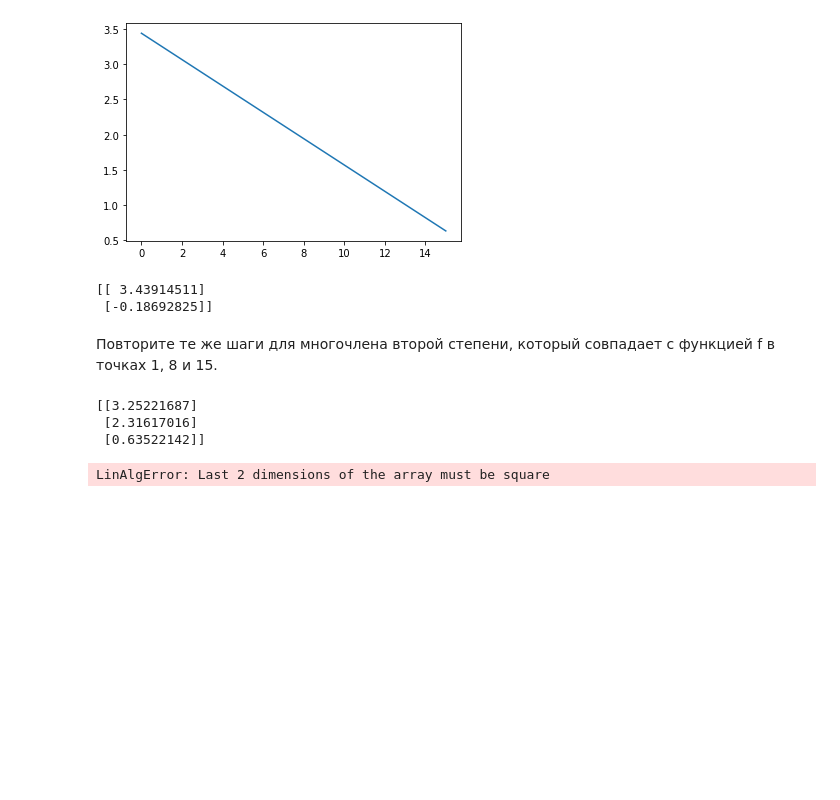
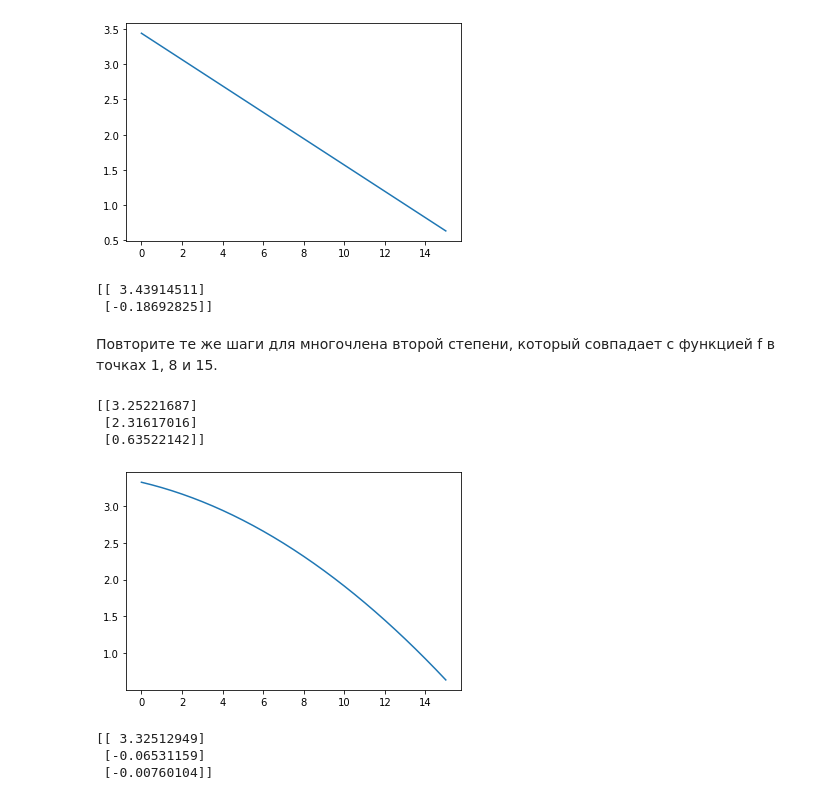
Before and after one commit to Roman-Dimov/coursera_MIPT_ml_and_data_analysis_spec, a Jupyter notebook: week2_linalg.ipynb, the cells around one changed output. Saved outputs shown, nothing was run; the diff lists cells and outputs as text; code cells hidden in the pictures; blank space fills up the shorter version.

```diff
--- a/week2_linalg.ipynb
+++ b/week2_linalg.ipynb
@@ -105,18 +105,21 @@ print(w)
 # %%
 C = np.array([1, 8, 15])
 def f(x):
     return math.sin(x / 5) * math.exp(x / 10) + 5 * math.exp(-x / 2)
 B = np.array([[f(C[0])], [f(C[1])], [f(C[2])]])
 print(B)
-a = np.array([[1, C[0], C[0]**2, [1, C[1], C[1]**2], [1, C[2], C[2]**2]]])
+a = np.array([[1, C[0], C[0]**2], [1, C[1], C[1]**2], [1, C[2], C[2]**2]])
 w = np.linalg.solve(a, B)
 x = np.arange(0., 15.1, 0.1)
 y = w[0] + w[1]*x + w[2]*(x**2)
-print(w)
 plt.plot(x, y)
 plt.show()
+print(w)
 # %% [output]
 [[3.25221687]
  [2.31617016]
  [0.63522142]]
+[figure, added]
-LinAlgError: Last 2 dimensions of the array must be square
+[[ 3.32512949]
+ [-0.06531159]
+ [-0.00760104]]
```
Also changed, not shown: parts of 2 cells of this notebook.
